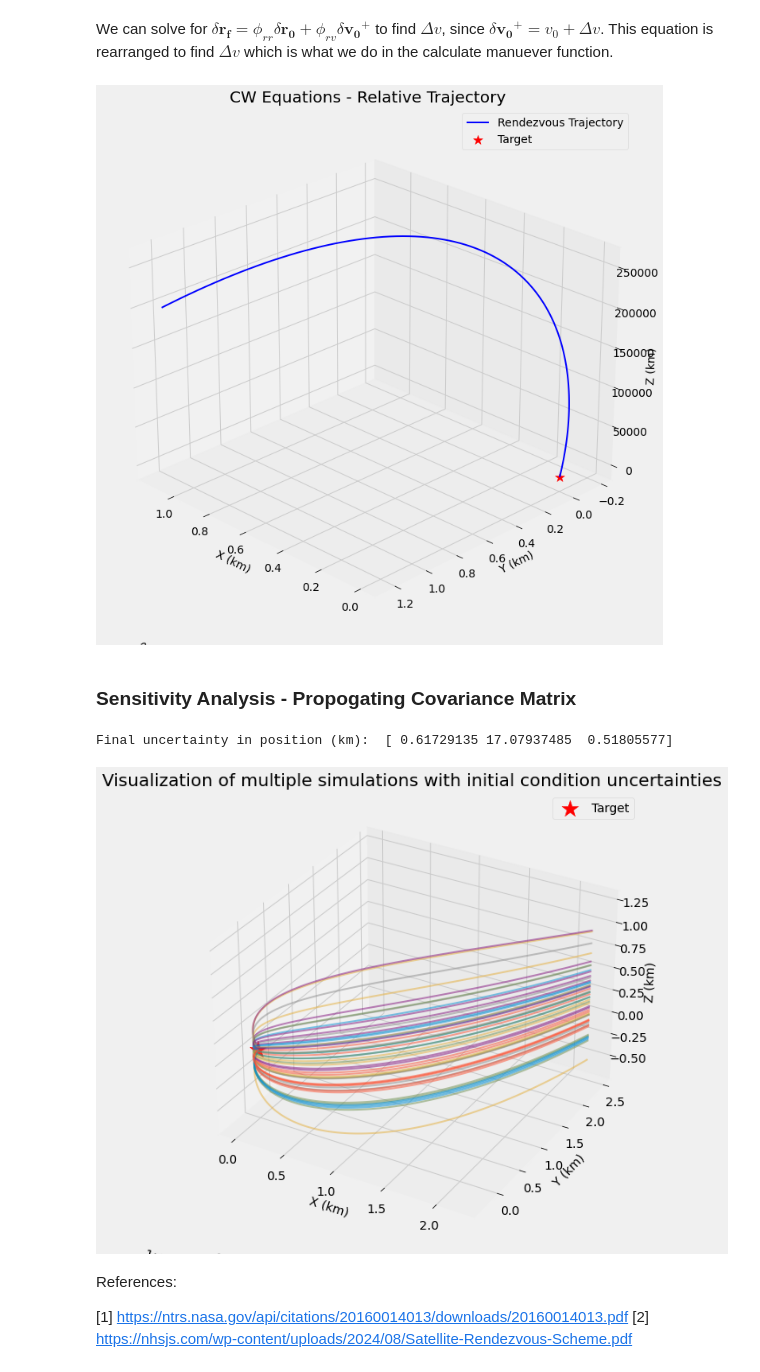
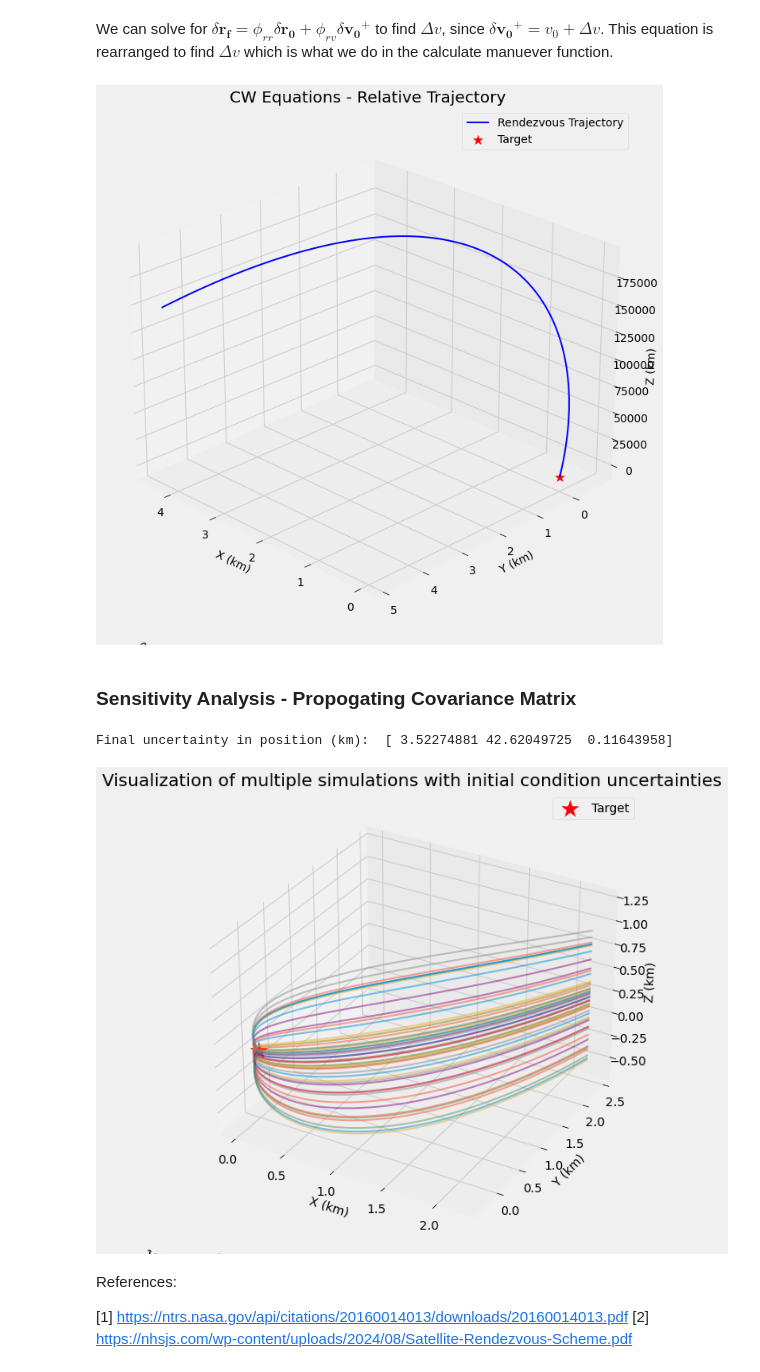
Before and after one commit to smokbel/OrbitalRelativeMotion, a Jupyter notebook: FinalProject.ipynb, the cells around one changed output. Drawn from its saved outputs; the diff is of its cells as text; code cells hidden in the pictures.

```diff
--- a/FinalProject.ipynb
+++ b/FinalProject.ipynb
@@ -72,7 +72,7 @@ def calculate_maneuver(r_current, v_current, omega, t, r_target):
 
 # Simulation details
 dt = 20
-t1 = 1000
+t1 = 10000
 r1, v1 = propagate_CW(r_init, rdot_init, omega, t1)
 
 # The first manuever for correction
@@ -115,7 +115,7 @@ ax.view_init(elev=25, azim=135)
 plt.tight_layout()
 plt.show()
 # %% [output]
-[figure, old version]
+[figure, new version]
 # %% [markdown]
 ### Sensitivity Analysis - Propogating Covariance Matrix
 # %%
@@ -138,7 +138,7 @@ final_pos_std = np.sqrt(np.diag(final_pos_cov))
 # These are the final position uncertainties after the manuevers.
 print("Final uncertainty in position (km): ", final_pos_std)
 # %% [output]
-Final uncertainty in position (km):  [ 0.61729135 17.07937485  0.51805577]
+Final uncertainty in position (km):  [ 3.52274881 42.62049725  0.11643958]
 # %%
 num_samples = 50
 
@@ -151,35 +151,35 @@ for _ in range(num_samples):
     # Perturn the initial conditons given the uncertainty associated with each measurement
     r0_perturbed = r_init + np.random.normal(0, pos_ucrt, 3)
     v0_perturbed = rdot_init + np.random.normal(0, vel_uncrt, 3)
 
     # Complete the same manuever steps as above.
     r1, v1 = propagate_CW(r0_perturbed, v0_perturbed, omega, t1)
     delta_v1 = calculate_maneuver(r1, v1, omega, t1, r_target)
     v1_post = v1 + delta_v1
 
     r2, v2 = propagate_CW(r1, v1_post, omega, t2)
-    delta_v2 = calculate_maneuver(r2, v2, omega, t3, r_target)
+    delta_v2 = calculate_maneuver(r2, v2, omega, t2, r_target)
     v2_post = v2 + delta_v2
 
     positions_final = [propagate_CW(r2, v2_post, omega, t)[0] for t in np.arange(0, t3, dt)]
     positions_final = np.array(positions_final)
 
     ax.plot(*positions_final.T, linewidth=2, alpha=0.5)
 
 # Target
 ax.scatter(0, 0, 0, color='red', marker='*', s=400, label='Target')
 
 # Labels
 ax.set_xlabel('X (km)')
 ax.set_ylabel('Y (km)')
 ax.set_zlabel('Z (km)')
 ax.set_title('Visualization of multiple simulations with initial condition uncertainties')
 ax.legend()
 ax.grid(True)
 plt.tight_layout()
 plt.show()
 # %% [output]
-[figure, old version]
+[figure, new version]
 # %% [markdown]
 References:
 
```
